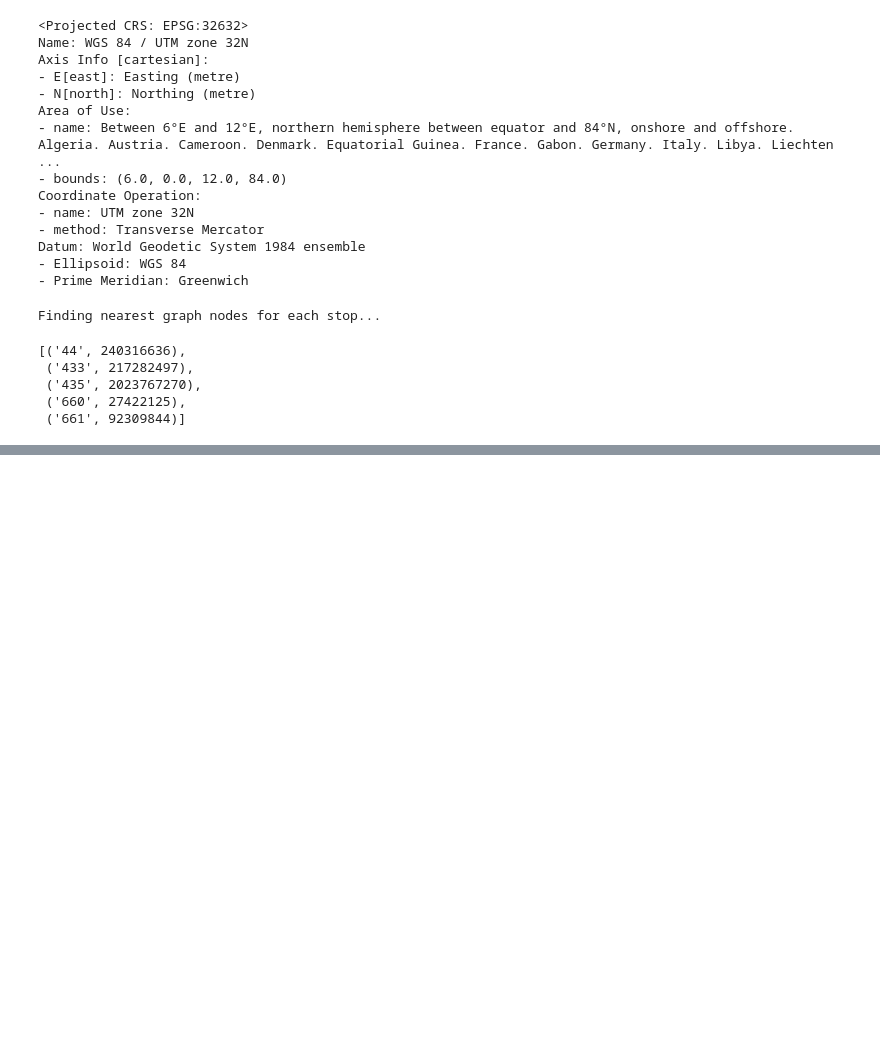
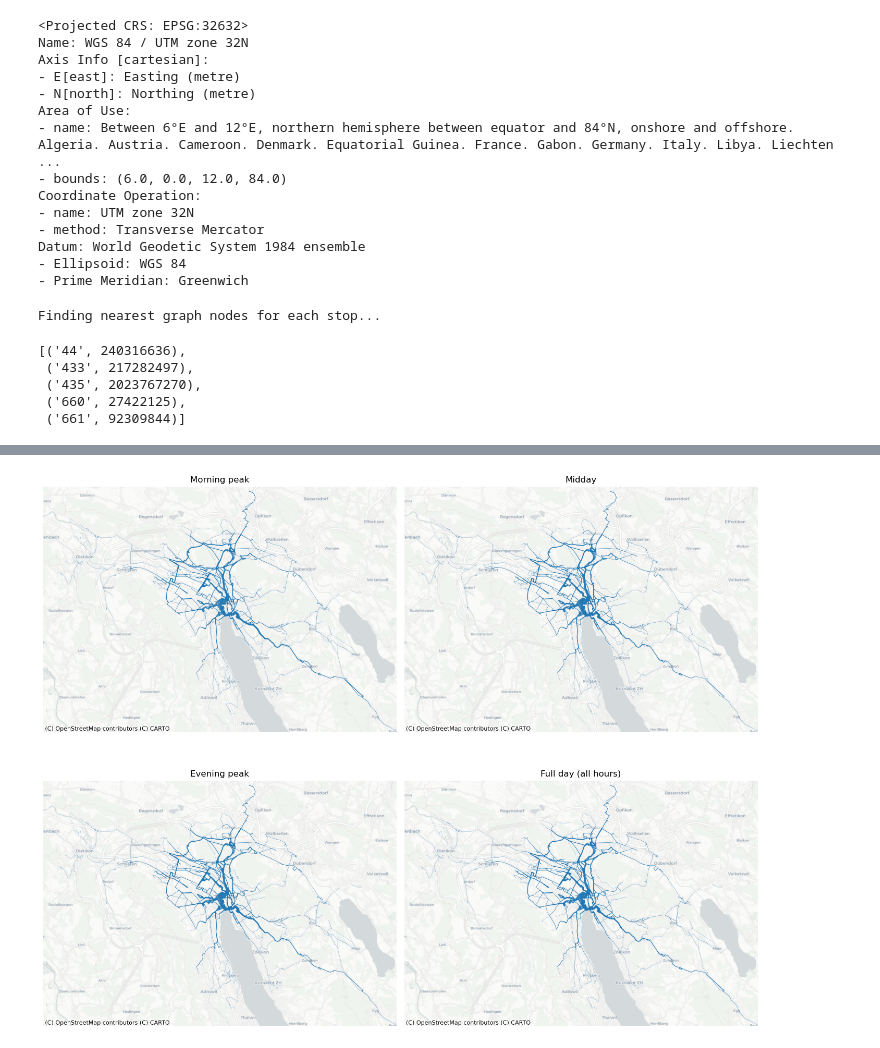
Before and after one commit to fcampell/DWDL, a Jupyter notebook: notebooks/public_transport.ipynb, the cells around one changed output, grey strips where cells are left out. Saved outputs shown, nothing was run; the diff lists cells and outputs as text; code cells hidden in the pictures; blank space fills up the shorter version.

```diff
--- a/notebooks/public_transport.ipynb
+++ b/notebooks/public_transport.ipynb
@@ -445,0 +576,92 @@ Segments with valid street-following geometry: 0
+# %%
+# %%
+# Grid of 4 maps: morning, midday, evening, full day
+
+import matplotlib.pyplot as plt
+import contextily as ctx
+import geopandas as gpd
+import pandas as pd
+
+# Reproject time-slot flows to Web Mercator for plotting
+flows_slot_web = flows_slot_gdf.to_crs(epsg=3857)
+
+# --- Build "full day" aggregation from flows_slot_gdf ---
+flows_day = (
+    flows_slot_gdf
+    .groupby(["Haltestellen_Id", "Nach_Hst_Id"], as_index=False)
+    .agg(
+        flow_besetzung=("flow_besetzung", "sum"),
+        n_runs=("n_runs", "sum"),
+        geometry=("geometry", "first")   # geometry is unique per segment
+    )
+)
+
+# Turn into GeoDataFrame with same CRS as flows_slot_gdf
+flows_day_gdf = gpd.GeoDataFrame(flows_day, geometry="geometry", crs=flows_slot_gdf.crs)
+
+# Reproject to Web Mercator
+flows_day_web = flows_day_gdf.to_crs(epsg=3857)
+
+# Use overall bounds so all subplots show the same area
+minx, miny, maxx, maxy = flows_day_web.total_bounds
+
+# Map of time slots to titles (only daytime ones)
+slot_defs = [
+    ("morning_peak", "Morning peak"),
+    ("midday",       "Midday"),
+    ("evening_peak", "Evening peak"),
+]
+
+fig, axes = plt.subplots(2, 2, figsize=(14, 12))
+axes = axes.ravel()
+
+def plot_subset(ax, gdf, title):
+    """Plot one subset of flows on a basemap with width scaled by flow_besetzung."""
+    if len(gdf) == 0:
+        ax.set_title(f"{title} (no data)")
+        ax.set_axis_off()
+        return
+
+    gdf = gdf.copy()
+
+    # Scale linewidth by 90th percentile of flow
+    q90 = gdf["flow_besetzung"].quantile(0.90)
+    if pd.isna(q90) or q90 <= 0:
+        nonzero = gdf["flow_besetzung"].replace(0, pd.NA).dropna()
+        if len(nonzero) == 0:
+            q90 = 1.0
+        else:
+            q90 = nonzero.quantile(0.90)
+
+    gdf["weight"] = gdf["flow_besetzung"] / q90
+    gdf["weight"] = gdf["weight"].clip(lower=0.1, upper=5.0)
+
+    gdf.plot(
+        ax=ax,
+        linewidth=gdf["weight"],
+        alpha=0.8
+    )
+
+    ax.set_xlim(minx, maxx)
+    ax.set_ylim(miny, maxy)
+    ax.set_axis_off()
+
+    try:
+        ctx.add_basemap(ax, crs=gdf.crs, source=ctx.providers.CartoDB.Positron)
+    except Exception as e:
+        print("Basemap could not be loaded:", e)
+
+    ax.set_title(title, fontsize=12)
+
+# 1–3: time slots
+for (slot, title), ax in zip(slot_defs, axes[:3]):
+    subset = flows_slot_web[flows_slot_web["time_slot"] == slot].copy()
+    plot_subset(ax, subset, title)
+
+# 4: full day
+plot_subset(axes[3], flows_day_web, "Full day (all hours)")
+
+plt.tight_layout()
+plt.show()
+# %% [output]
+[figure, added]
```
Also changed, not shown: parts of 16 cells of this notebook.
